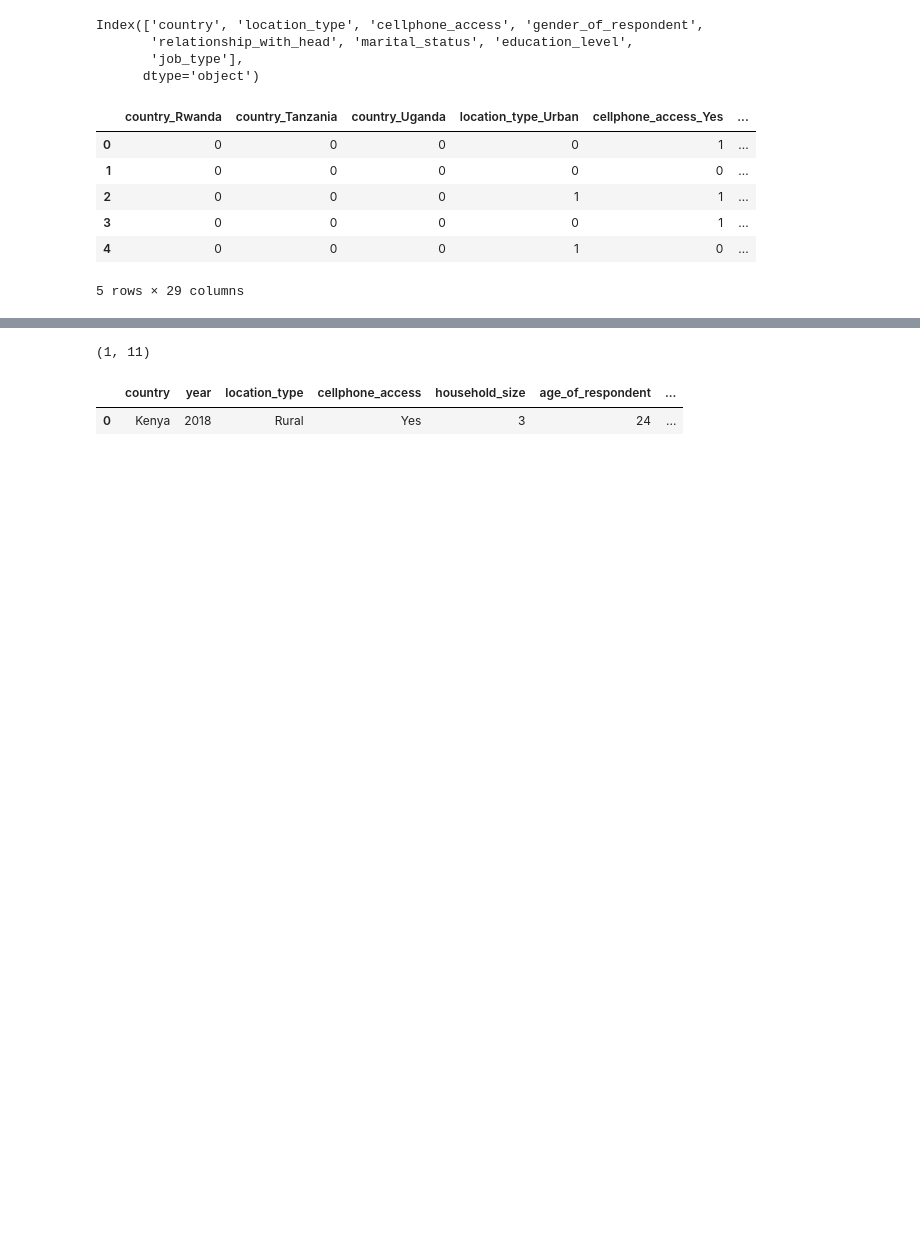
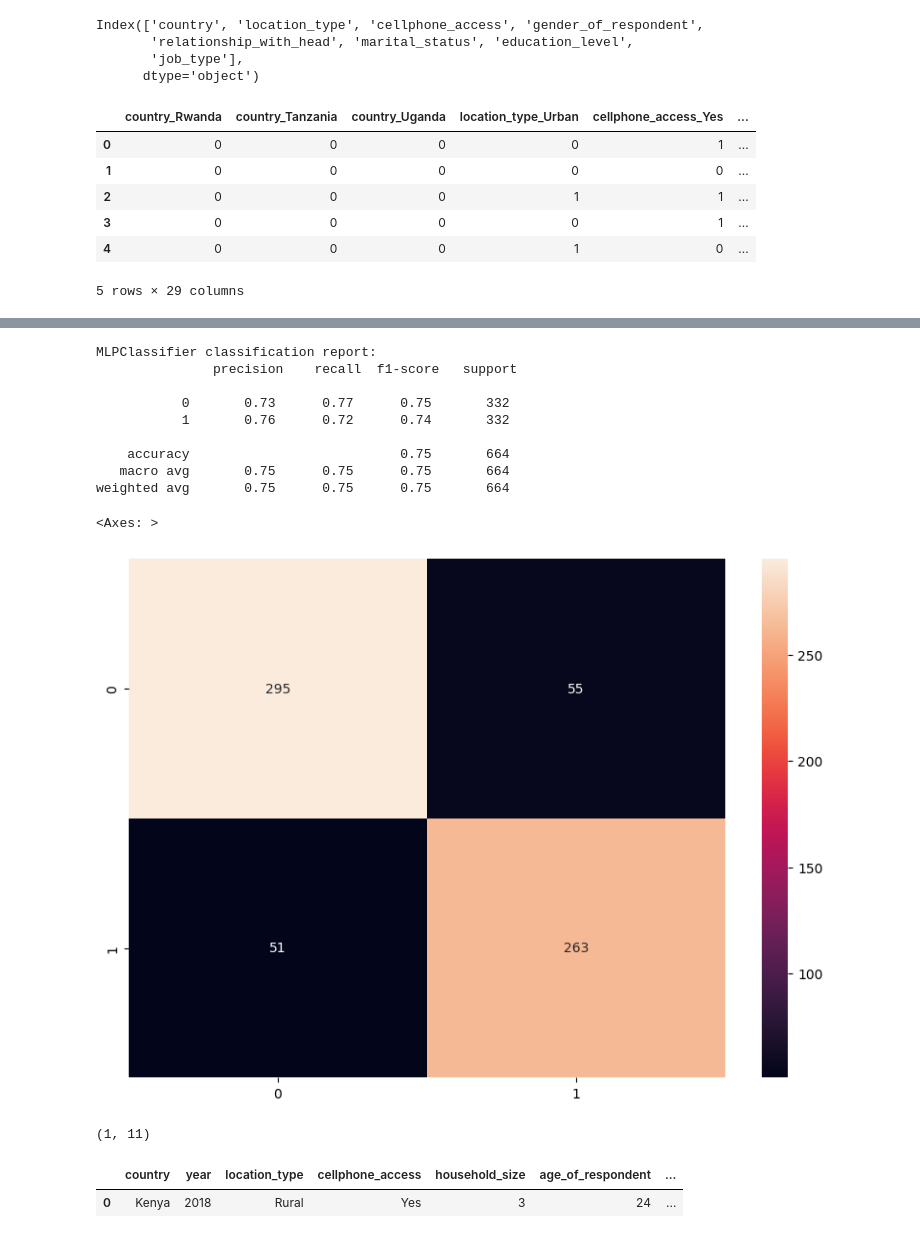
Before and after one commit to UDSM-AI/Bank-account-access-prediction, a Jupyter notebook: Training/general_training.ipynb, the cells around one changed output, grey strips where cells are left out. Drawn from its saved outputs; the diff is of its cells as text; code cells hidden in the pictures; blank space fills up the shorter version.

```diff
--- a/Training/general_training.ipynb
+++ b/Training/general_training.ipynb
@@ -397,3 +461,31 @@ weighted avg       0.96      0.96      0.96      4705
+# %%
+# Create an MLPClassifier
+mlp_classifier = MLPClassifier(hidden_layer_sizes=(500,), max_iter=1000, random_state=42)
+
+# Fit the model
+mlp_classifier.fit(X_train, y_train)
+
+# Make predictions on the test set
+mlp_y_pred = mlp_classifier.predict(X_test)
+
+# Evaluate the model
+print('MLPClassifier classification report:\n', classification_report(y_test, mlp_y_pred))
+
+# confusion matrix
+plt.figure(figsize=(10, 7))
+sns.heatmap(confusion_matrix(mlp_y_pred, y_pred), annot=True, fmt='d')
+# %% [output]
+MLPClassifier classification report:
+               precision    recall  f1-score   support
+
+           0       0.73      0.77      0.75       332
+           1       0.76      0.72      0.74       332
+
+    accuracy                           0.75       664
+   macro avg       0.75      0.75      0.75       664
+weighted avg       0.75      0.75      0.75       664
+<Axes: >
+[figure, added]
 # %%
 def load_processors():
     with open('encoder.pkl', 'rb') as f:
```
Also changed, not shown: parts of 23 cells of this notebook, 4 other files.
